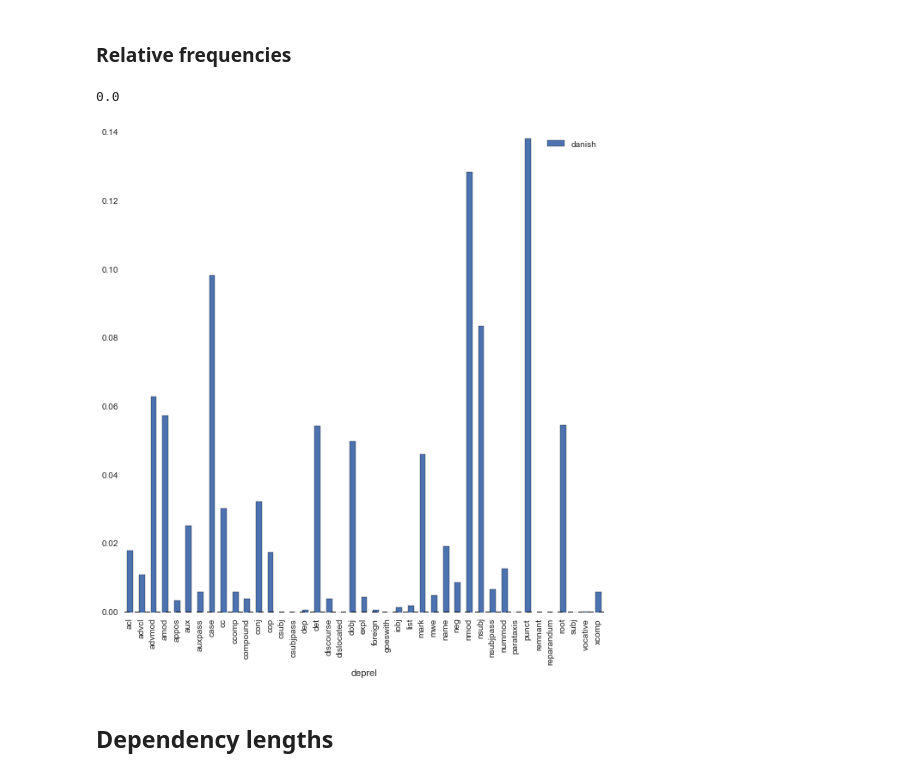
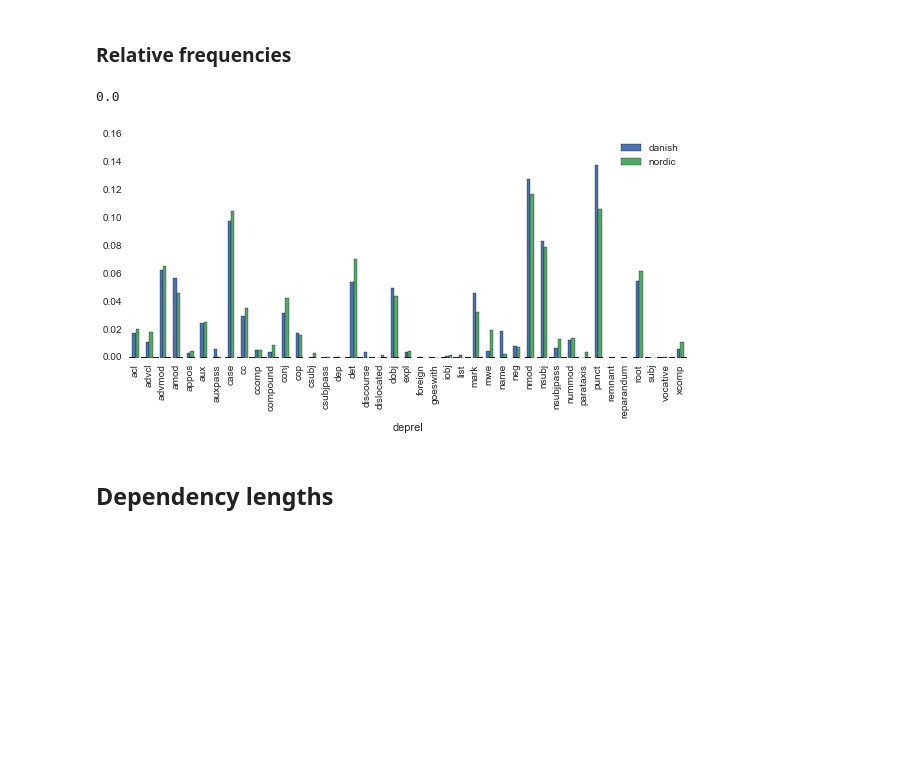
Before and after one commit to coastalcph/ud-danish-conversion, a Jupyter notebook: notebooks/Compare treebanks.ipynb, the cells around one changed output. Drawn from its saved outputs; the diff is of its cells as text; code cells hidden in the pictures; blank space fills up the shorter version.

```diff
--- a/notebooks/Compare treebanks.ipynb
+++ b/notebooks/Compare treebanks.ipynb
@@ -42,30 +42,32 @@ all_counts['abs_dist'] = all_counts['left_dist'] + all_counts['right_dist']
 # %% [markdown]
 ### Relative frequencies
 # %%
-fig, ax = plt.subplots(figsize=(10,10))
+fig, ax = plt.subplots(figsize=(10,4))
 lang_vectors = create_lang_vectors(all_counts, ['deprel'], 'count')
 
-
+ax.set_ylim((0,0.16))
 #compare_langs = lang_vectors.ix[nordic_langs].mean()
 #danish = lang_vectors.ix['danish']
 #compare_df = pd.DataFrame({'nordic': compare_langs, 'danish': danish})
 #compare_df.plot(kind='bar', ax=ax)
 #plt.savefig("deprel-nordic.pdf")
 
 compare_langs_all = lang_vectors.ix[all_langs].mean()
 nordic = lang_vectors.ix[nordic_langs].mean()
 germanic = lang_vectors.ix[germanic_langs].mean()
 
 danish = lang_vectors.ix['danish']
 print(danish['subj'])
 #compare_df = pd.DataFrame({'all': compare_langs_all, 'danish': danish, 'nordic': nordic, 'germanic': germanic})
-compare_df = pd.DataFrame({ 'danish': danish}) #, 'nordic': nordic, 'germanic': germanic})
+#compare_df = pd.DataFrame({ 'danish': danish, 'rest': compare_langs_all})
+compare_df = pd.DataFrame({ 'danish': danish, 'nordic': nordic})
 
 compare_df.plot(kind='bar', ax=ax)
-plt.savefig("deprel-all.pdf")
+plt.savefig("deprel-nordic.pdf")
+#plt.savefig("deprel-all.pdf")
 # %% [output]
 0.0
-[figure, old version]
+[figure, new version]
 # %% [markdown]
 ## Dependency lengths
 # %%
```
Also changed, not shown: parts of 3 cells of this notebook.
